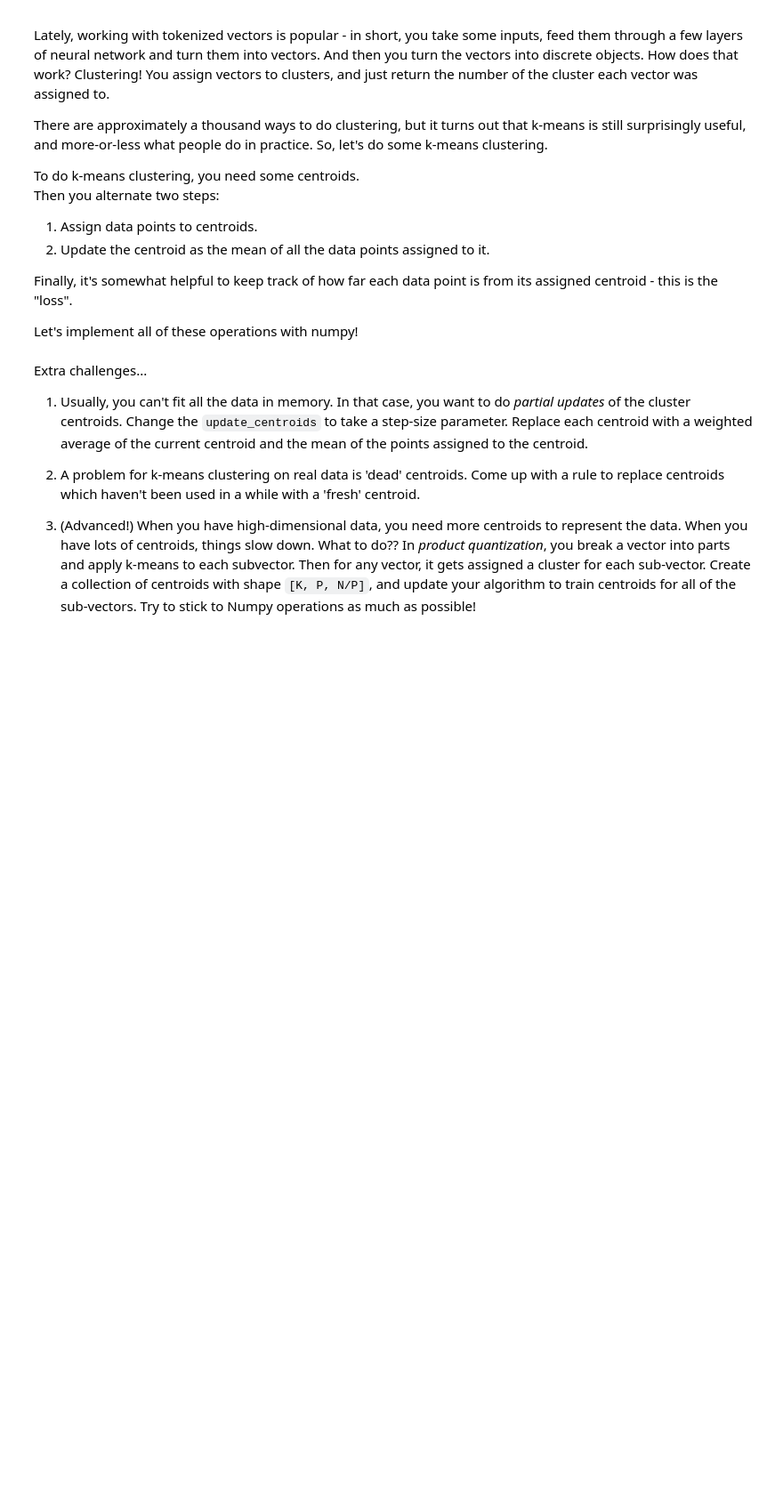
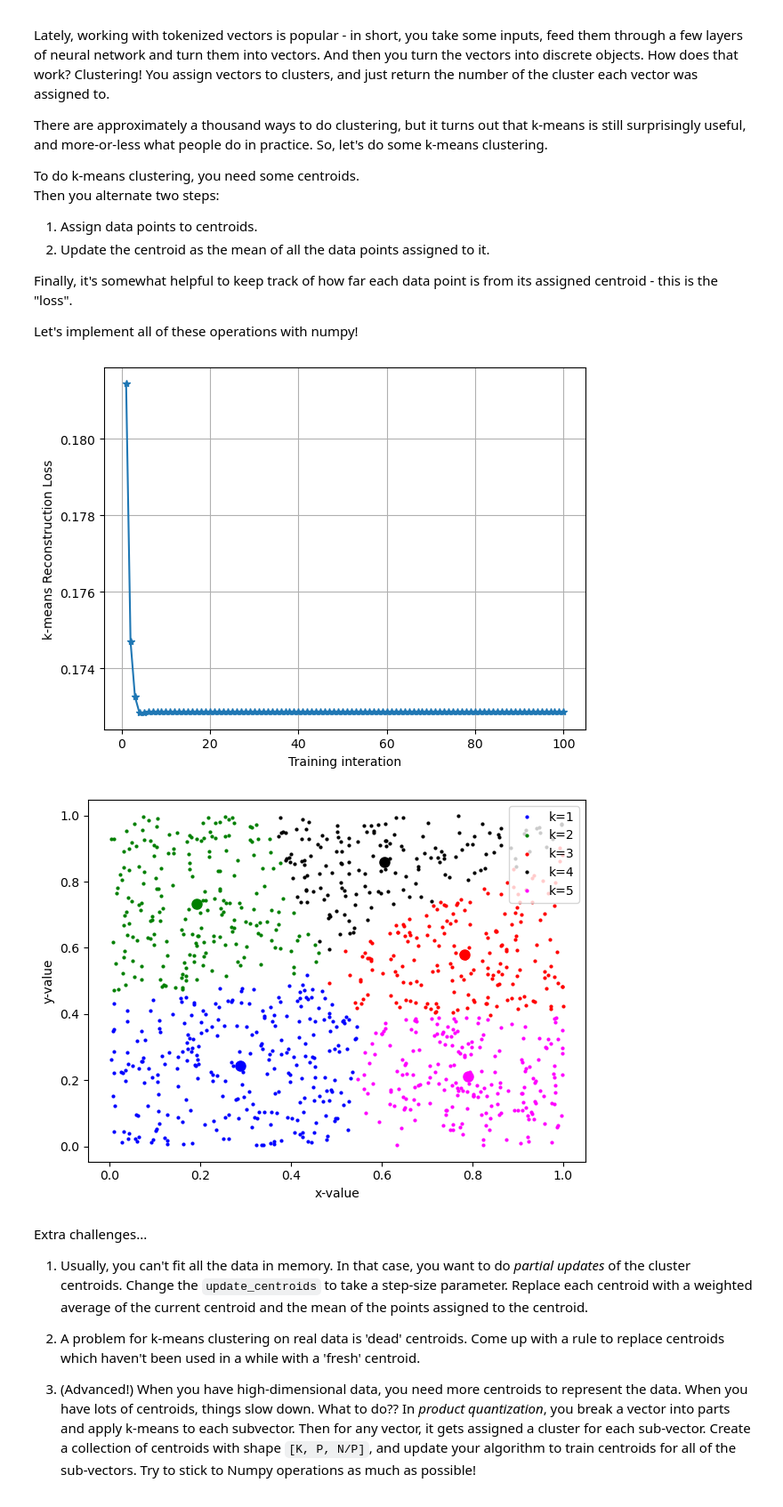
Before and after one commit to joansed/ai-upskilling-audio, a Jupyter notebook: 02_numpy_intro.ipynb, the cells around one changed output. Shown: that part at 89% size. Saved outputs shown, nothing was run; the diff lists cells and outputs as text; code cells hidden in the pictures; blank space fills up the shorter version.

```diff
--- a/02_numpy_intro.ipynb
+++ b/02_numpy_intro.ipynb
@@ -92,7 +107,10 @@ def generate_initial_centroids(data: np.ndarray, k: int) -> np.ndarray:
   Returns:
     The initial centroids, an array with shape [k, data.shape[1]].
   """
-  raise NotImplementedError
+  # find k random indices of data matrix to generate initial centroids
+  ix = np.random.choice( len(data), size=k, replace=False )
+  init_centroids = data[ix]
+  return init_centroids
 
 
 def assign_to_clusters(data: np.ndarray, centroids: np.ndarray) -> np.ndarray:
@@ -107,7 +125,9 @@ def assign_to_clusters(data: np.ndarray, centroids: np.ndarray) -> np.ndarray:
   Returns:
     Array with shape [data.shape[0],] of cluster assigments.
   """
-  raise NotImplementedError
+  distances = np.linalg.norm(data[:, np.newaxis] - centroids, axis=2)
+  cluster_index = np.argmin(distances, axis=1)
+  return cluster_index
 
 
 def update_centroids(data: np.ndarray, centroids: np.ndarray) -> np.ndarray:
@@ -122,7 +142,11 @@ def update_centroids(data: np.ndarray, centroids: np.ndarray) -> np.ndarray:
   Returns:
     The updated centroids.
   """
-  raise NotImplementedError
+  assignments = assign_to_clusters(data, centroids)
+  k = centroids.shape[0]
+  new_centroids = np.array([data[assignments == i].mean(axis=0) for i in range(k)])
+  return new_centroids
+
 
 def reconstruction_loss(data: np.ndarray, centroids: np.ndarray) -> float:
   """Compute the mean distance to the closest centroid.
@@ -136,30 +160,65 @@ def reconstruction_loss(data: np.ndarray, centroids: np.ndarray) -> float:
   Returns:
     The mean distance to the closest centroid.
   """
-  raise NotImplementedError
+  assignments = assign_to_clusters(data, centroids)
+  return np.mean(np.linalg.norm(data - centroids[assignments], axis=1))
 # %%
 # ------------------------------------------------------------
 # 📝 Exercise 1.5 – Tokenizer
 # ------------------------------------------------------------
 # Now let's generate some data and train the tokenizer.
 # Write a loop which continuously improves the centroids.
 # ------------------------------------------------------------
 
+import matplotlib.pyplot as plt
+
 # Generate a random matrix of 1024 2-dimensional points.
 # data = ...
+data = np.random.rand(1024, 2)
 
 # Get the initial centroids.
 k = 5
 centroids = generate_initial_centroids(data, k)
 
 # 1) Write a /training loop/ - each step, update the centroids and measure
 # the reconstruction loss. (100 steps should be plenty.)
 # 2) Store the reconstruction loss at each step in an array.
+nsteps = 100
+recon_loss = np.zeros([nsteps])+np.nan
+for i in range(nsteps):
+    centroids = update_centroids(data, centroids)
+    recon_loss[i] = reconstruction_loss(data, centroids)
+
 # 3) Use plt.plot to plot the reconstruction loss.
+plt.figure()
+plt.plot(np.arange(1,101,1), recon_loss, '-*')
+plt.xlabel('Training interation')
+plt.ylabel('k-means Reconstruction Loss')
+plt.grid(True)
+plt.tight_layout()
+plt.show()
+
 # 4) Use plt.scatter to plot the data and the centroids. Make it look nice.
 #    (Hint: 'alpha' can be used to make things transparent, 'c' can be used to
 #    to set a color for each point. The 'marker' and 'size' options might also
 #    be helpful...)
+
+clustered_data = assign_to_clusters(data, centroids)
+
+plt.figure()
+colors = ['blue', 'green', 'red', 'black', 'magenta']
+for i in range(k):
+    ixc = np.where(clustered_data == i)[0]
+    plt.plot(data[ixc,0], data[ixc,1], 'o', color=colors[i], markersize=2, label=("k=%s" % (i+1)))
+    plt.plot(centroids[i,0], centroids[i,1], 'o', color=colors[i], markersize=8)
+plt.xlabel('x-value')
+plt.ylabel('y-value')
+plt.legend()
+plt.tight_layout()
+plt.show()
+# %% [output]
+[figure, added]
+[figure, added]
 # %% [markdown]
 Extra challenges...
 
```
Also changed, not shown: parts of 1 cell of this notebook, 1 other file.
